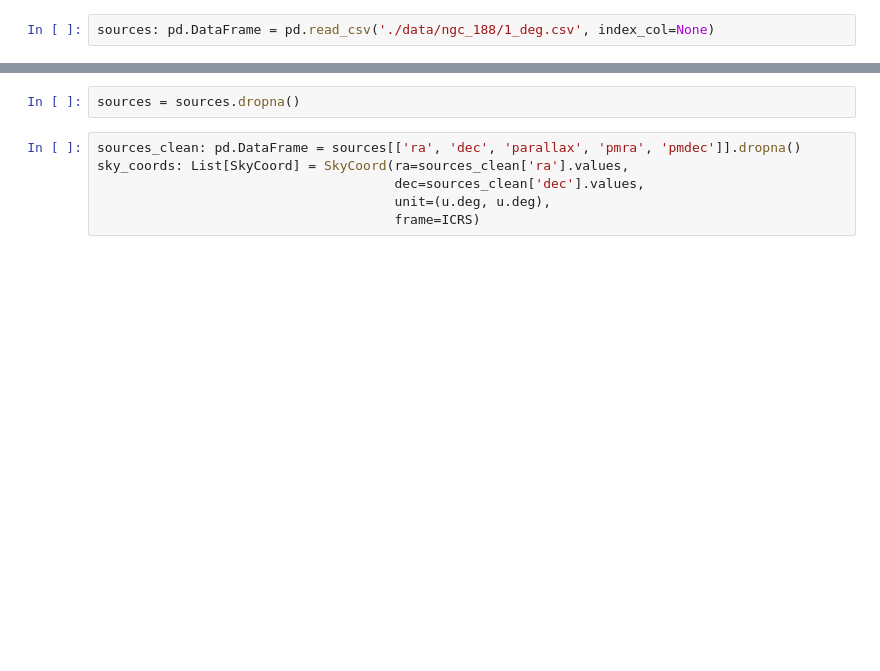
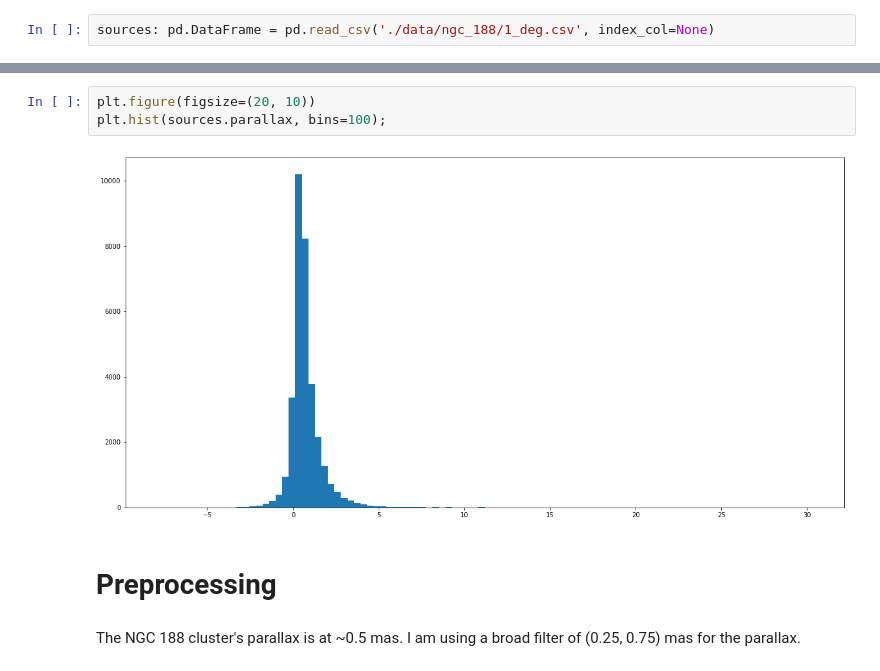
Before and after one commit to maja-jablonska/blue-stragglers-with-gaia, a Jupyter notebook: ngc_188_clustering.ipynb, the cells around one changed output, grey strips where cells are left out. Cells and saved outputs as stored; diff of their text form; blank space fills up the shorter version.

```diff
--- a/ngc_188_clustering.ipynb
+++ b/ngc_188_clustering.ipynb
@@ -28,8 +33,9 @@ sources.head()
-# %%
-sources = sources.dropna()
-# %%
-sources_clean: pd.DataFrame = sources[['ra', 'dec', 'parallax', 'pmra', 'pmdec']].dropna()
-sky_coords: List[SkyCoord] = SkyCoord(ra=sources_clean['ra'].values,
-                                      dec=sources_clean['dec'].values,
-                                      unit=(u.deg, u.deg),
-                                      frame=ICRS)
+# %%
+plt.figure(figsize=(20, 10))
+plt.hist(sources.parallax, bins=100);
+# %% [output]
+[figure, added]
+# %% [markdown]
+# Preprocessing
+# %% [markdown]
+The NGC 188 cluster's parallax is at ~0.5 mas. I am using a broad filter of (0.25, 0.75) mas for the parallax.
```
Also changed, not shown: parts of 32 cells of this notebook, 4 other files.
